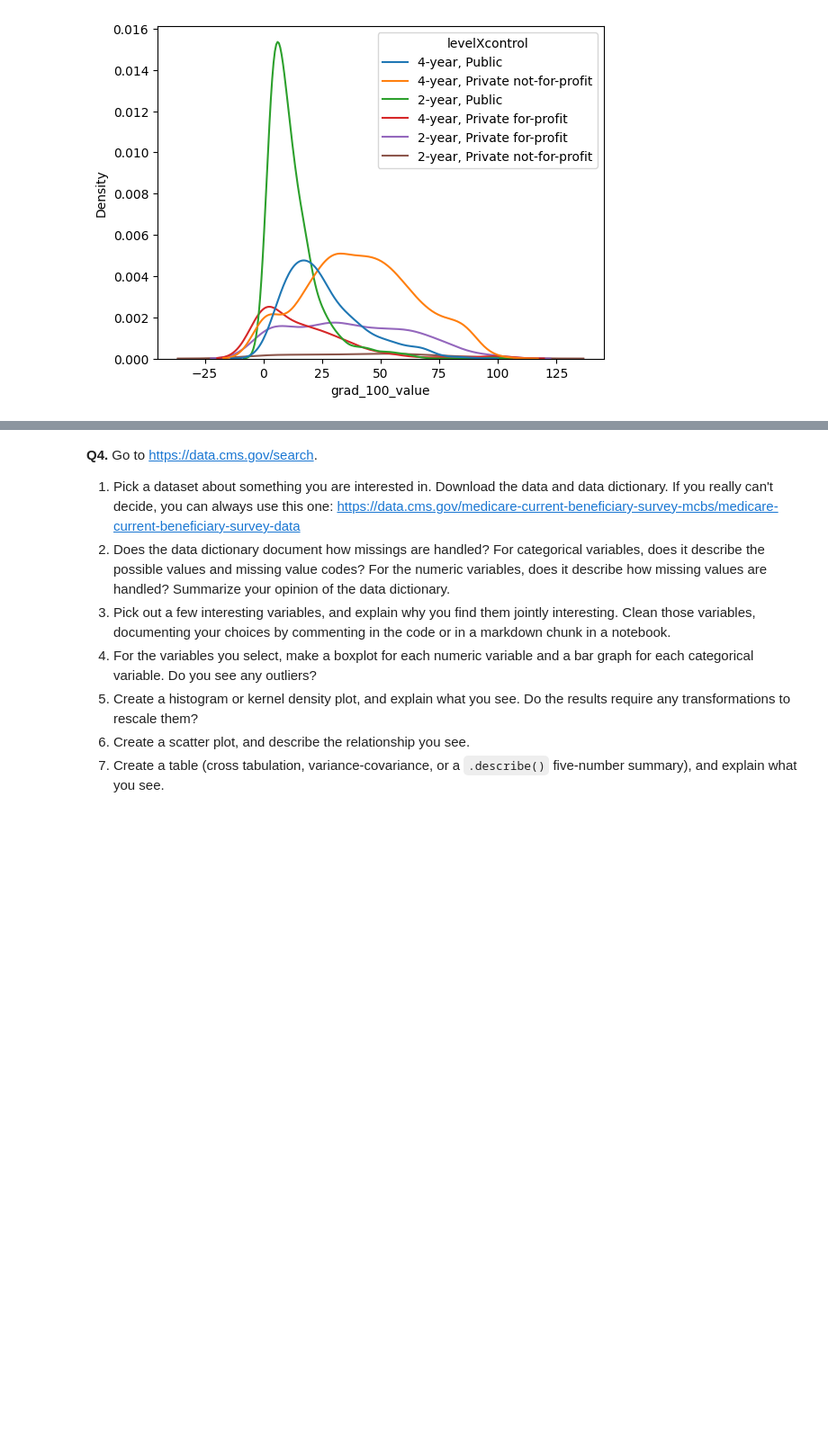
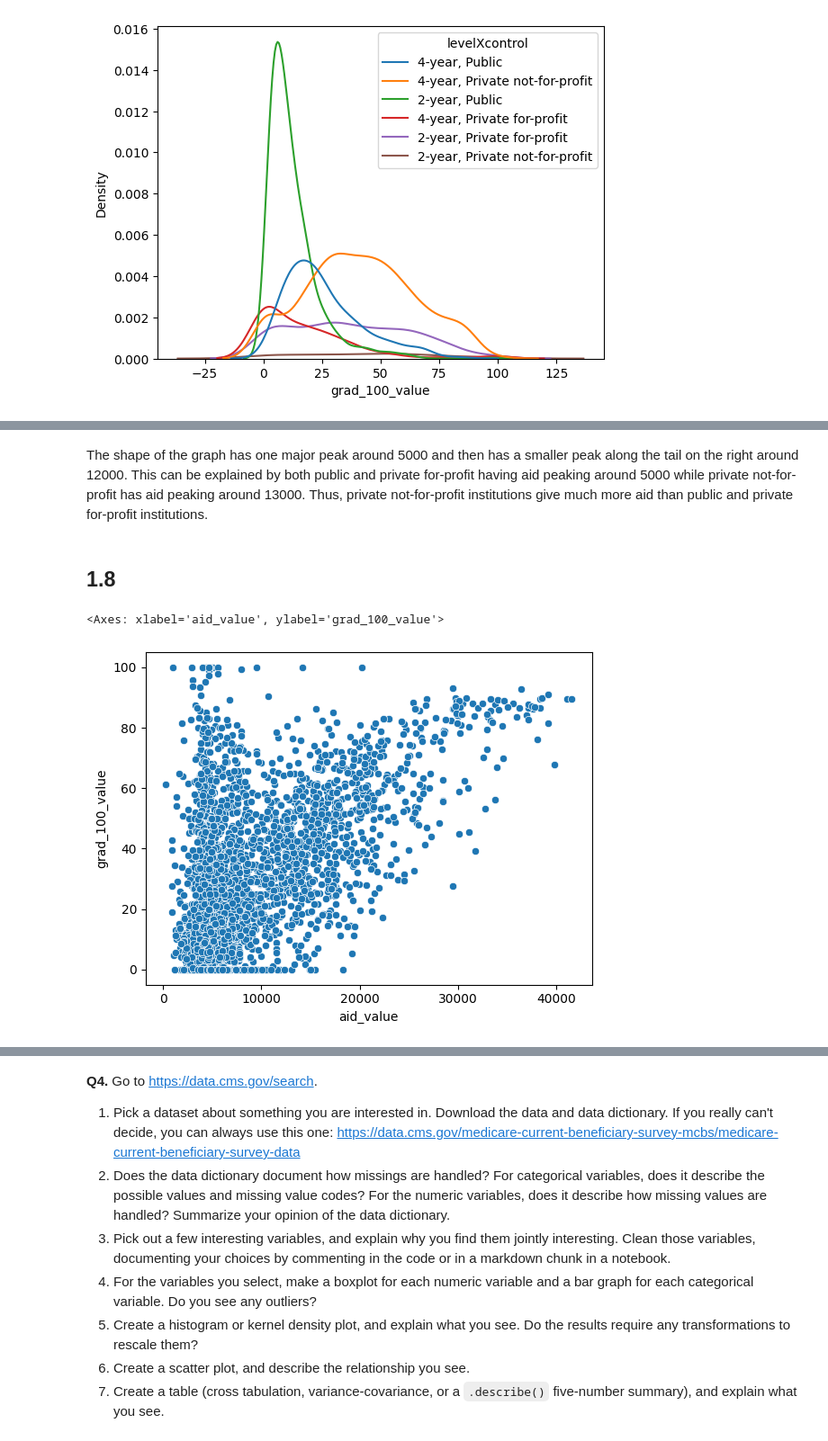
Before and after one commit to alyshaakhtar/DS3001-visualization, a Jupyter notebook: assignment/assignment.ipynb, the cells around one changed output, grey strips where cells are left out. Shown at 90% size. Drawn from its saved outputs; the diff is of its cells as text; code cells hidden in the pictures; blank space fills up the shorter version.

```diff
--- a/assignment/assignment.ipynb
+++ b/assignment/assignment.ipynb
@@ -210,0 +230,9 @@ For some context, the Federal government ultimately spent about $4.4 trillion in
+# %% [markdown]
+The shape of the graph has one major peak around 5000 and then has a smaller peak along the tail on the right around 12000. This can be explained by both public and private for-profit having aid peaking around 5000 while private not-for-profit has aid peaking around 13000. Thus, private not-for-profit institutions give much more aid than public and private for-profit institutions.
+# %% [markdown]
+## 1.8
+# %%
+sns.scatterplot(data = df, x = 'aid_value', y = 'grad_100_value')
+# %% [output]
+<Axes: xlabel='aid_value', ylabel='grad_100_value'>
+[figure, added]
```
Also changed, not shown: parts of 14 cells of this notebook.
